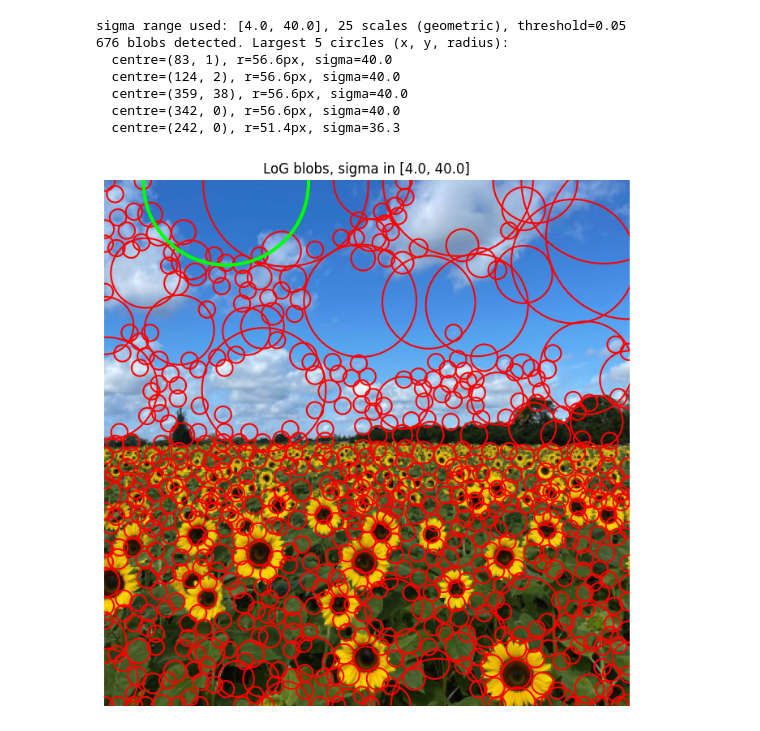
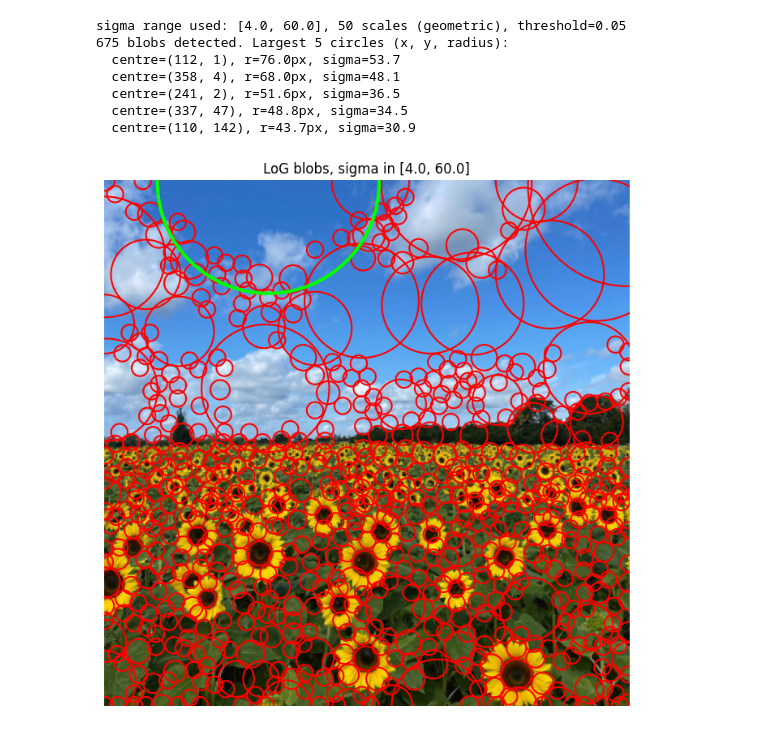
Before and after one commit to Akisara-23/EN3160_Assignment_02, a Jupyter notebook: 230229P_A_02.ipynb, the cells around one changed output. Cells and saved outputs as stored; diff of their text form; code cells hidden in the pictures.

```diff
--- a/230229P_A_02.ipynb
+++ b/230229P_A_02.ipynb
@@ -1,71 +1,69 @@
 # %%
-"""Q1: Blob detection with scale-normalised Laplacian of Gaussian (LoG) + scale-space extrema.
-No cv2.HoughCircles used."""
 import cv2 as cv
 import numpy as np
 from scipy.ndimage import maximum_filter
+import matplotlib.pyplot as plt
 
 im = cv.imread('a2images/the_berry_farms_sunflower_field.jpeg', cv.IMREAD_REDUCED_COLOR_4)
-assert im is not None, "Image not found - check the path"
+assert im is not None
 gray = cv.cvtColor(im, cv.COLOR_BGR2GRAY).astype(np.float32) / 255.0
 
-# ---- scale space parameters (tune these and REPORT them) ----
-sigma_min, sigma_max, n_scales = 4.0, 40.0, 25
+# scale space parameters
+sigma_min, sigma_max, n_scales = 4.0, 60.0, 50
 sigmas = np.geomspace(sigma_min, sigma_max, n_scales)
-threshold = 0.05          # on |scale-normalised LoG|; tune by looking at results
+threshold = 0.05
 
-# ---- build scale-space of scale-normalised LoG responses ----
+#  build scale-space of scale-normalised LoG responses
 stack = []
 for s in sigmas:
     g = cv.GaussianBlur(gray, (0, 0), s)
     log = cv.Laplacian(g, cv.CV_32F, ksize=3)
     stack.append((s ** 2) * log)          # sigma^2 normalisation
-stack = np.stack(stack, axis=0)           # (n_scales, H, W)
-resp = np.abs(stack)  # use -stack instead if you only want bright blobs on dark bg
+stack = np.stack(stack, axis=0)
+resp = np.abs(stack)
 
-# ---- 3D local maxima (x, y, sigma) ----
+# 3D local maxima (x, y, sigma)
 local_max = (resp == maximum_filter(resp, size=(3, 3, 3))) & (resp > threshold)
 si, ys, xs = np.nonzero(local_max)
 blobs = [(x, y, sigmas[i] * np.sqrt(2), resp[i, y, x]) for i, y, x in zip(si, ys, xs)]  # r = sqrt(2)*sigma
 
-# ---- simple non-maximum suppression of heavily overlapping circles ----
+#  simple non-maximum suppression of heavily overlapping circles
 blobs.sort(key=lambda b: -b[3])
 kept = []
 for b in blobs:
     ok = True
     for k in kept:
         d = np.hypot(b[0] - k[0], b[1] - k[1])
-        if d < 0.7 * max(b[2], k[2]):     # centres too close -> same blob
+        if d < 0.7 * max(b[2], k[2]):     # centres too close blobs consider as same blob
             ok = False
             break
     if ok:
         kept.append(b)
 
-# ---- draw ----
-import matplotlib.pyplot as plt
+
 
 kept_by_size = sorted(kept, key=lambda b: -b[2])
 print(f"sigma range used: [{sigma_min}, {sigma_max}], {n_scales} scales (geometric), threshold={threshold}")
 print(f"{len(kept)} blobs detected. Largest 5 circles (x, y, radius):")
 for x, y, r, _ in kept_by_size[:5]:
     print(f"  centre=({x}, {y}), r={r:.1f}px, sigma={r / np.sqrt(2):.1f}")
 
 fig, ax = plt.subplots(figsize=(10, 7))
-ax.imshow(cv.cvtColor(im, cv.COLOR_BGR2RGB))      # BGR -> RGB for matplotlib
+ax.imshow(cv.cvtColor(im, cv.COLOR_BGR2RGB))      # BGR to RGB for matplotlib
 for x, y, r, _ in kept:
     ax.add_patch(plt.Circle((x, y), r, color='r', fill=False, linewidth=1.5))
 x, y, r, _ = kept_by_size[0]                       # highlight the largest
 ax.add_patch(plt.Circle((x, y), r, color='lime', fill=False, linewidth=3))
 ax.set_title(f'LoG blobs, sigma in [{sigma_min}, {sigma_max}]')
 ax.axis('off')
 plt.tight_layout()
 plt.show()
 # %% [output]
-sigma range used: [4.0, 40.0], 25 scales (geometric), threshold=0.05
-676 blobs detected. Largest 5 circles (x, y, radius):
-  centre=(83, 1), r=56.6px, sigma=40.0
-  centre=(124, 2), r=56.6px, sigma=40.0
-  centre=(359, 38), r=56.6px, sigma=40.0
-  centre=(342, 0), r=56.6px, sigma=40.0
-  centre=(242, 0), r=51.4px, sigma=36.3
+sigma range used: [4.0, 60.0], 50 scales (geometric), threshold=0.05
+675 blobs detected. Largest 5 circles (x, y, radius):
+  centre=(112, 1), r=76.0px, sigma=53.7
+  centre=(358, 4), r=68.0px, sigma=48.1
+  centre=(241, 2), r=51.6px, sigma=36.5
+  centre=(337, 47), r=48.8px, sigma=34.5
+  centre=(110, 142), r=43.7px, sigma=30.9
-[figure, old version]
+[figure, new version]
```
Also changed, not shown: parts of 4 cells of this notebook.
